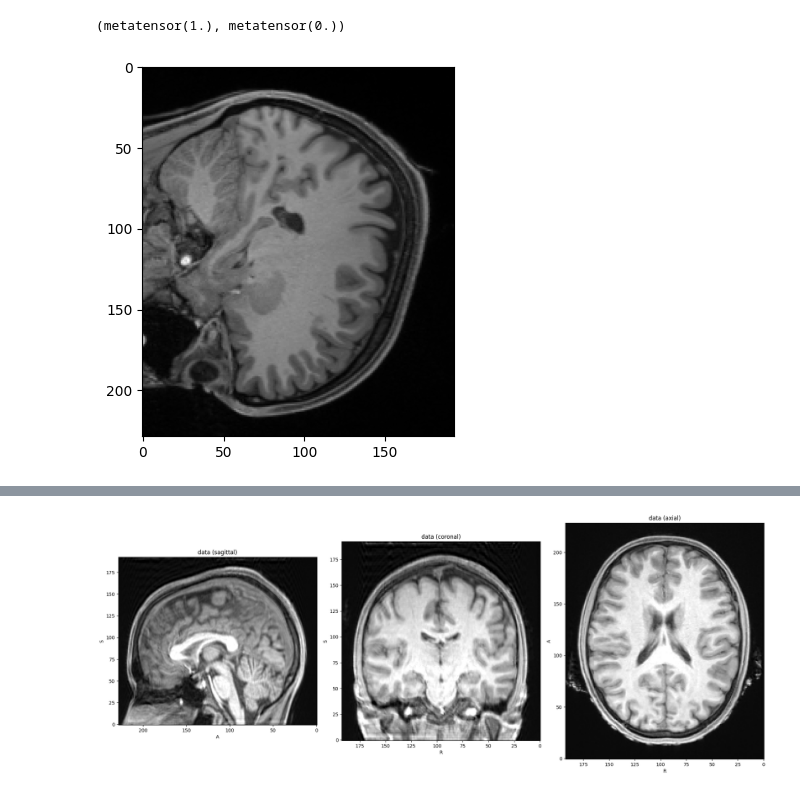
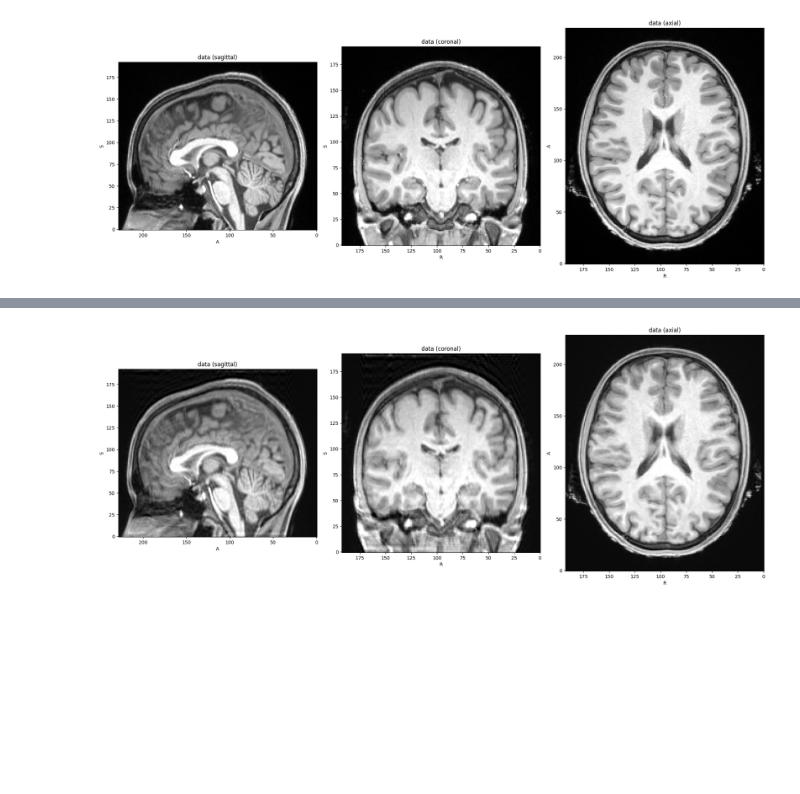
Before and after one commit to chbricout/motiondetector, a Jupyter notebook: notebooks/motion.ipynb, the cells around one changed output, grey strips where cells are left out. Drawn from its saved outputs; the diff is of its cells as text; code cells hidden in the pictures; blank space fills up the shorter version.

```diff
--- a/notebooks/motion.ipynb
+++ b/notebooks/motion.ipynb
@@ -47,23 +47,23 @@ import torchvision.transforms.v2 as v2
 # %%
 newp = Compose(
     [
         LoadImaged(keys="data", ensure_channel_first=True, image_only=True),
         Orientationd(keys="data", axcodes="RAS"),
         ScaleIntensityd(keys="data", minv=0, maxv=1),
     ]
 )
 unp = newp(
     {
         "data": r"C:\Users\Brico\Code\Master\mrart\data_test\ampscz\clear\sub-MT03607_ses-202212291_rec-norm_run-1_space-MNI152NLin2009cSym_res-1x1x1_T1w.nii.gz",
         "sub_id":"test",
         "ses_id":"test",
     }
 )
-plt.imshow(unp["data"][0, 120, :, :], cmap="gray")
 unp["data"].max(), unp["data"].min()
+base_sub = Subject(data=tio.ScalarImage(tensor=unp['data']))
+base_sub.plot(figsize=(20,20))
 # %% [output]
-(metatensor(1.), metatensor(0.))
-[figure, old version]
+[figure, new version]
 # %%
 synth = CreateSynthVolume()(unp)
 sub_synth = Subject(data=tio.ScalarImage(tensor=synth['data']))
```
Also changed, not shown: parts of 5 cells of this notebook, 14 other files.
